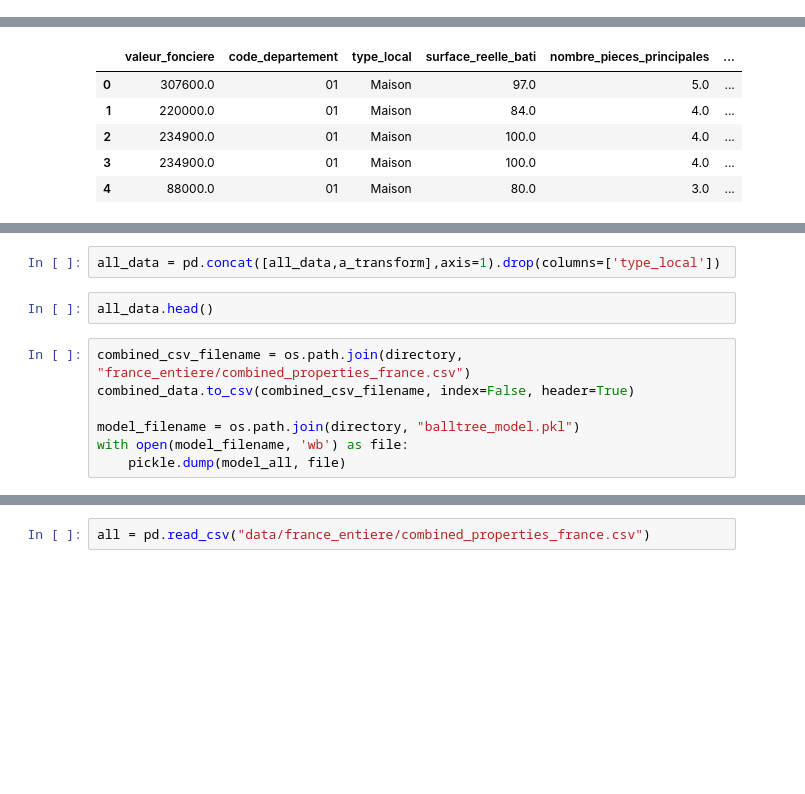
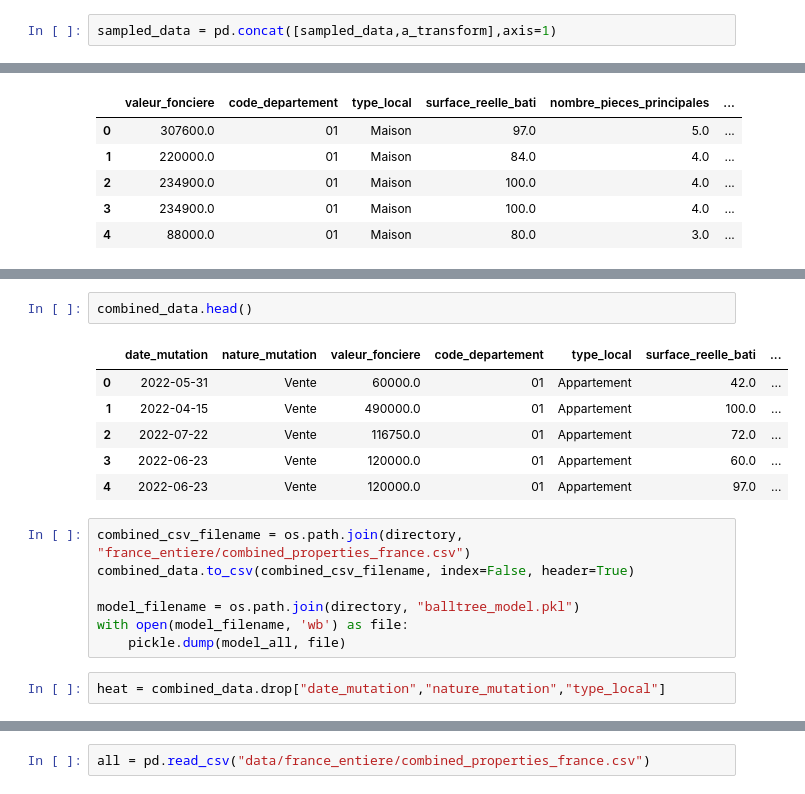
Before and after one commit to arthurdesma/immobilier_ml, a Jupyter notebook: data.ipynb, the cells around one changed output, grey strips where cells are left out. Drawn from its saved outputs; the diff is of its cells as text; blank space fills up the shorter version.

```diff
--- a/data.ipynb
+++ b/data.ipynb
@@ -419,6 +419,8 @@ Data columns (total 3 columns):
  2   type_local_Maison                                    1087075 non-null  float64
 dtypes: float64(3)
 memory usage: 24.9 MB
+# %%
+sampled_data = pd.concat([sampled_data,a_transform],axis=1)
 # %%
 sampled_data.info()
 # %% [output]
@@ -576,7 +562,12 @@ Type: appart, Time taken: 34.95303654670715 seconds
-# %%
-all_data = pd.concat([all_data,a_transform],axis=1).drop(columns=['type_local'])
 # %%
-all_data.head()
+combined_data.head()
+# %% [output]
+|  | date_mutation | nature_mutation | valeur_fonciere | code_departement | type_local | surface_reelle_bati | ... |
+| 0 | 2022-05-31 | Vente | 60000.0 | 01 | Appartement | 42.0 | ... |
+| 1 | 2022-04-15 | Vente | 490000.0 | 01 | Appartement | 100.0 | ... |
+| 2 | 2022-07-22 | Vente | 116750.0 | 01 | Appartement | 72.0 | ... |
+| 3 | 2022-06-23 | Vente | 120000.0 | 01 | Appartement | 60.0 | ... |
+| 4 | 2022-06-23 | Vente | 120000.0 | 01 | Appartement | 97.0 | ... |
 # %%
 combined_csv_filename = os.path.join(directory, "france_entiere/combined_properties_france.csv")
 combined_data.to_csv(combined_csv_filename, index=False, header=True)
@@ -584,6 +575,8 @@ combined_data.to_csv(combined_csv_filename, index=False, header=True)
 model_filename = os.path.join(directory, "balltree_model.pkl")
 with open(model_filename, 'wb') as file:
     pickle.dump(model_all, file)
+# %%
+heat = combined_data.drop["date_mutation","nature_mutation","type_local"]
 # %%
 import seaborn as sns
 import matplotlib.pyplot as plt
```
Also changed, not shown: parts of 13 cells of this notebook.
